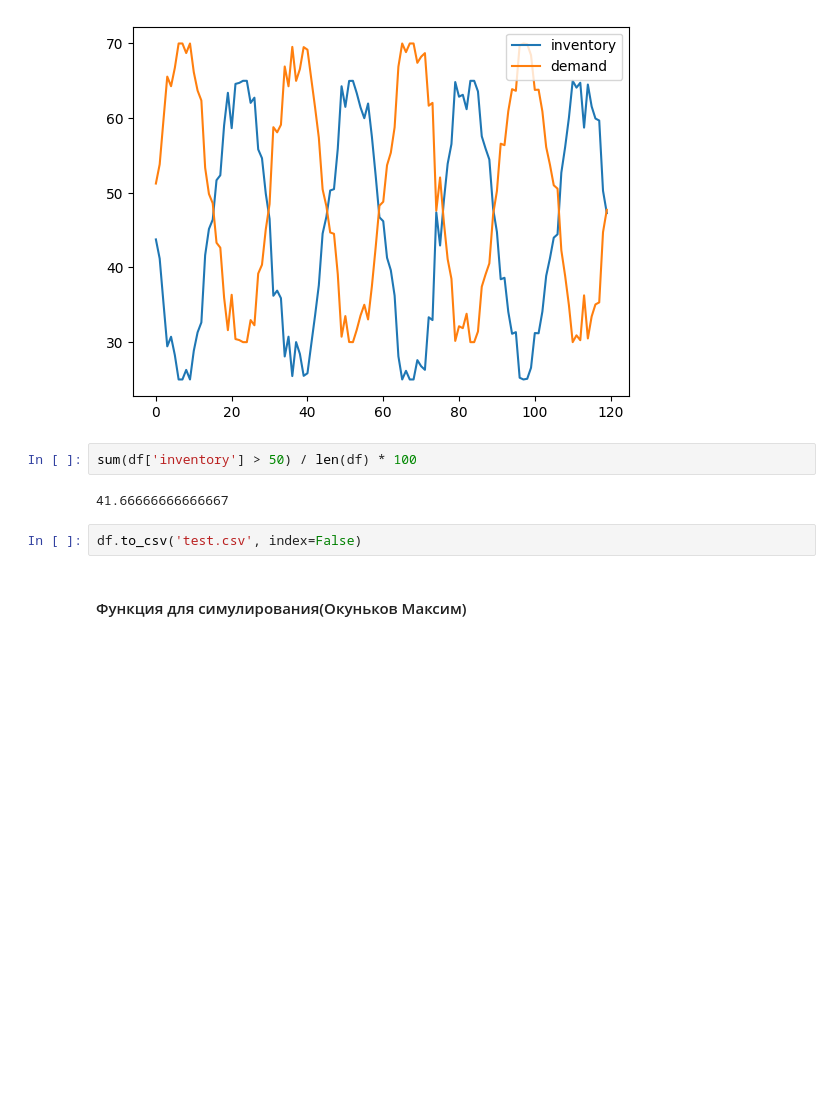
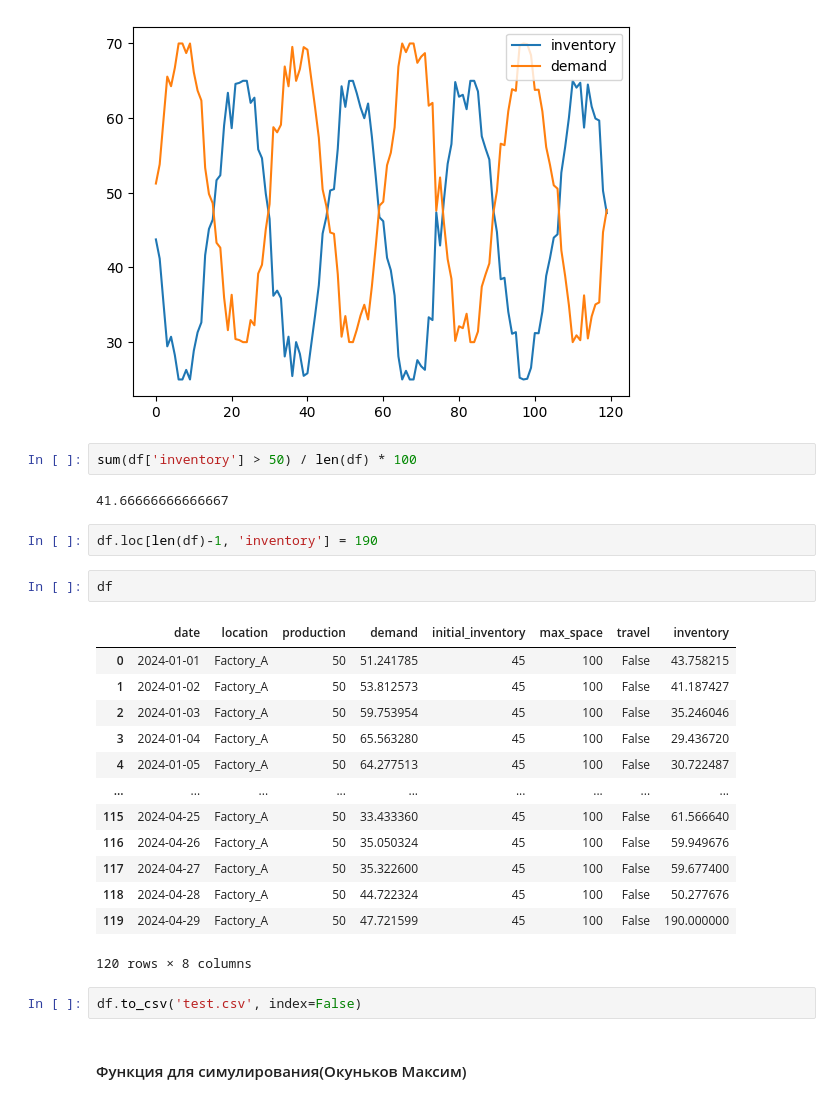
Before and after one commit to Dmitrii975/PD, a Jupyter notebook: PD.ipynb, the cells around one changed output. Cells and saved outputs as stored; diff of their text form; blank space fills up the shorter version.

```diff
--- a/PD.ipynb
+++ b/PD.ipynb
@@ -74,6 +74,24 @@ df[['inventory', 'demand']].plot()
 sum(df['inventory'] > 50) / len(df) * 100
 # %% [output]
 41.66666666666667
+# %%
+df.loc[len(df)-1, 'inventory'] = 190
+# %%
+df
+# %% [output]
+|  | date | location | production | demand | initial_inventory | max_space | travel | inventory |
+| 0 | 2024-01-01 | Factory_A | 50 | 51.241785 | 45 | 100 | False | 43.758215 |
+| 1 | 2024-01-02 | Factory_A | 50 | 53.812573 | 45 | 100 | False | 41.187427 |
+| 2 | 2024-01-03 | Factory_A | 50 | 59.753954 | 45 | 100 | False | 35.246046 |
+| 3 | 2024-01-04 | Factory_A | 50 | 65.563280 | 45 | 100 | False | 29.436720 |
+| 4 | 2024-01-05 | Factory_A | 50 | 64.277513 | 45 | 100 | False | 30.722487 |
+| ... | ... | ... | ... | ... | ... | ... | ... | ... |
+| 115 | 2024-04-25 | Factory_A | 50 | 33.433360 | 45 | 100 | False | 61.566640 |
+| 116 | 2024-04-26 | Factory_A | 50 | 35.050324 | 45 | 100 | False | 59.949676 |
+| 117 | 2024-04-27 | Factory_A | 50 | 35.322600 | 45 | 100 | False | 59.677400 |
+| 118 | 2024-04-28 | Factory_A | 50 | 44.722324 | 45 | 100 | False | 50.277676 |
+| 119 | 2024-04-29 | Factory_A | 50 | 47.721599 | 45 | 100 | False | 190.000000 |
+120 rows × 8 columns
 # %%
 df.to_csv('test.csv', index=False)
 # %% [markdown]
```
Also changed, not shown: 5 other files.
